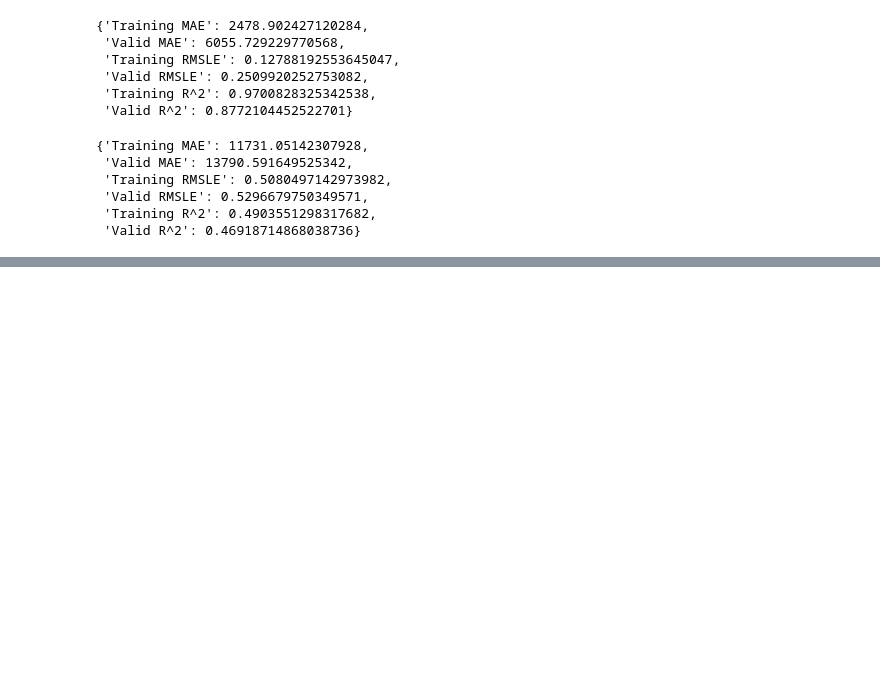
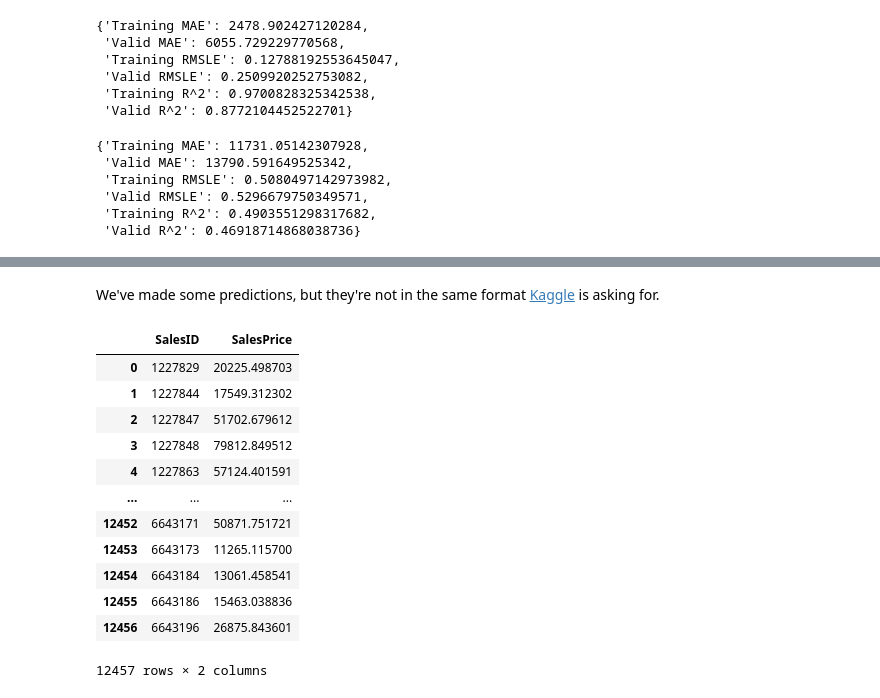
Before and after one commit to rosustefan/complete_ml_ds_bootcamp_2023, a Jupyter notebook: bulldozer-price-prediction-project/end-to-end-bulldozer-price-regression.ipynb, the cells around one changed output, grey strips where cells are left out. Cells and saved outputs as stored; diff of their text form; code cells hidden in the pictures; blank space fills up the shorter version.

```diff
--- a/bulldozer-price-prediction-project/end-to-end-bulldozer-price-regression.ipynb
+++ b/bulldozer-price-prediction-project/end-to-end-bulldozer-price-regression.ipynb
@@ -1168,0 +1245,22 @@ def preprocess_data(df):
+# %% [markdown]
+We've made some predictions, but they're not in the same format [Kaggle](https://www.kaggle.com/competitions/bluebook-for-bulldozers/overview/evaluation) is asking for.
+# %%
+# Format predictions into the same format Kaggle is after
+df_preds = pd.DataFrame()
+df_preds["SalesID"] = df_test["SalesID"]
+df_preds["SalesPrice"] = test_preds
+df_preds
+# %% [output]
+|  | SalesID | SalesPrice |
+| 0 | 1227829 | 20225.498703 |
+| 1 | 1227844 | 17549.312302 |
+| 2 | 1227847 | 51702.679612 |
+| 3 | 1227848 | 79812.849512 |
+| 4 | 1227863 | 57124.401591 |
+| ... | ... | ... |
+| 12452 | 6643171 | 50871.751721 |
+| 12453 | 6643173 | 11265.115700 |
+| 12454 | 6643184 | 13061.458541 |
+| 12455 | 6643186 | 15463.038836 |
+| 12456 | 6643196 | 26875.843601 |
+12457 rows × 2 columns
```
Also changed, not shown: parts of 28 cells of this notebook.
